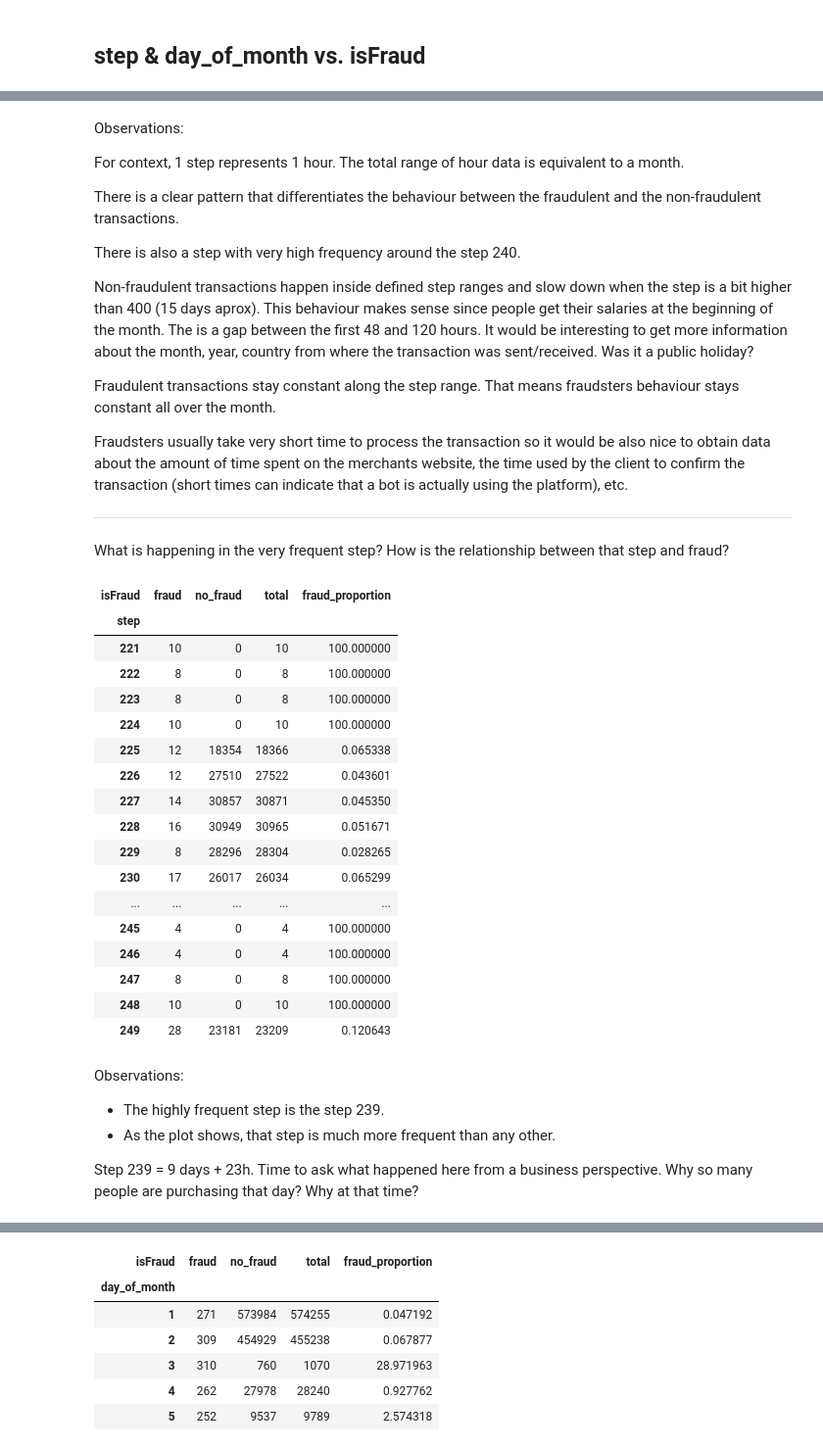
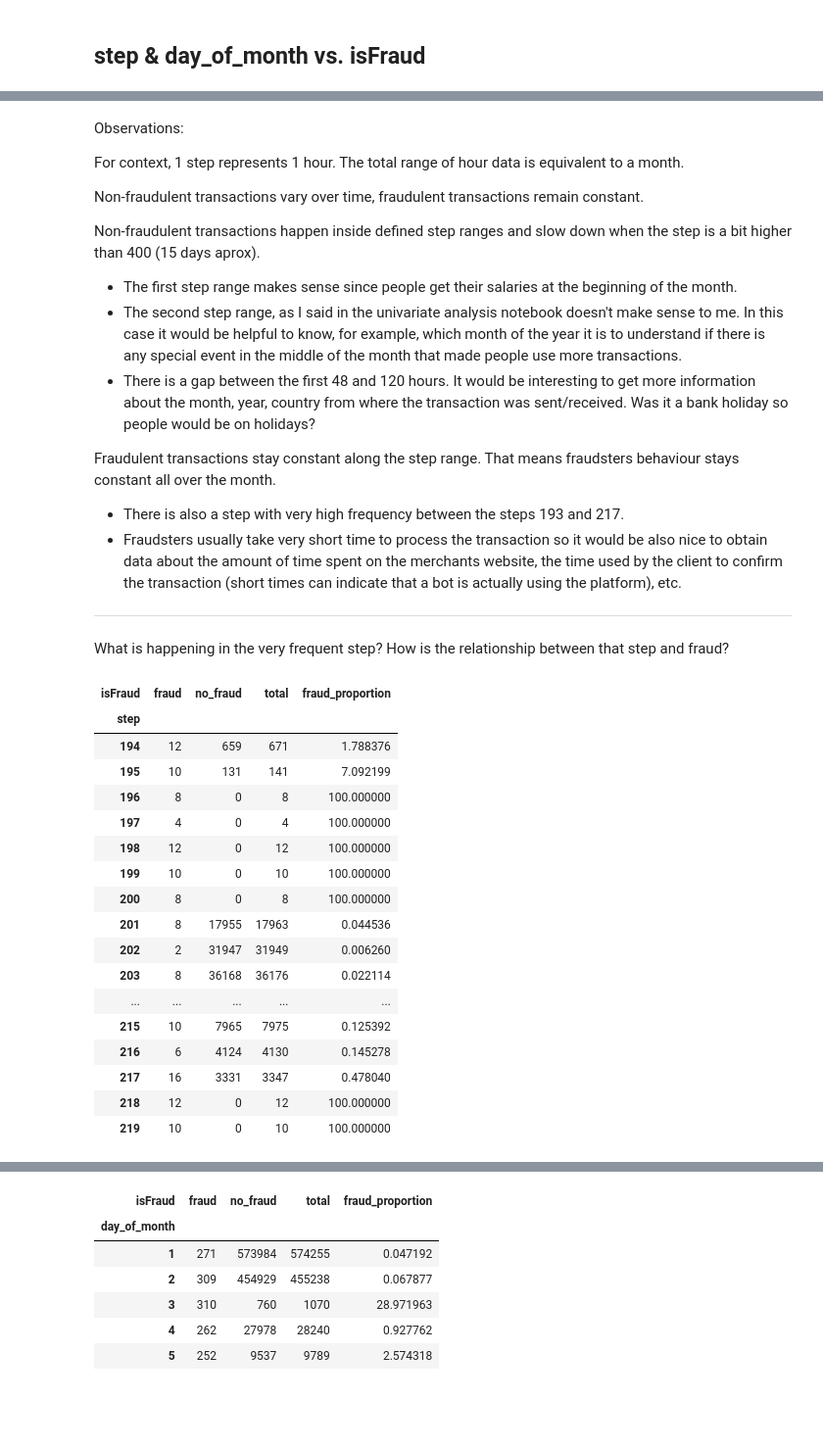
Before and after one commit to AMaldu/fraud_detection, a Jupyter notebook: notebooks/bivariate_analysis.ipynb, the cells around one changed output, grey strips where cells are left out. Shown at 98% size. Saved outputs shown, nothing was run; the diff lists cells and outputs as text; code cells hidden in the pictures; blank space fills up the shorter version.

```diff
--- a/notebooks/bivariate_analysis.ipynb
+++ b/notebooks/bivariate_analysis.ipynb
@@ -67,15 +71,17 @@ Observations:
 
 For context, 1 step represents 1 hour. The total range of hour data is equivalent to a month.
 
-There is a clear pattern that differentiates the behaviour between the fraudulent and the non-fraudulent transactions.
+Non-fraudulent transactions vary over time, fraudulent transactions remain constant.
 
-There is also a step with very high frequency around the step 240.
 
-Non-fraudulent transactions happen inside defined step ranges and slow down when the step is a bit higher than 400 (15 days aprox). This behaviour makes sense since people get their salaries at the beginning of the month. The is a gap between the first 48 and 120 hours. It would be interesting to get more information about the month, year, country from where the transaction was sent/received. Was it a public holiday?
+Non-fraudulent transactions happen inside defined step ranges and slow down when the step is a bit higher than 400 (15 days aprox).
+- The first step range makes sense since people get their salaries at the beginning of the month.
+- The second step range, as I said in the univariate analysis notebook doesn't make sense to me. In this case it would be helpful to know, for example, which month of the year it is to understand if there is any special event in the middle of the month that made people use more transactions.
+- There is a gap between the first 48 and 120 hours. It would be interesting to get more information about the month, year, country from where the transaction was sent/received. Was it a bank holiday so people would be on holidays?
 
 Fraudulent transactions stay constant along the step range. That means fraudsters behaviour stays constant all over the month.
-
-Fraudsters usually take very short time to process the transaction so it would be also nice to obtain data about the amount of time spent on the merchants website, the time used by the client to confirm the transaction (short times can indicate that a bot is actually using the platform), etc.
+- There is also a step with very high frequency between the steps 193 and 217.
+- Fraudsters usually take very short time to process the transaction so it would be also nice to obtain data about the amount of time spent on the merchants website, the time used by the client to confirm the transaction (short times can indicate that a bot is actually using the platform), etc.
 
 ---
 
@@ -83,32 +89,25 @@ What is happening in the very frequent step? How is the relationship between tha
 # %%
 contingency_table = pd.crosstab(data['step'], data['isFraud'])
 contingency_table['total'] = contingency_table['fraud'] + contingency_table['no_fraud']
 contingency_table['fraud_proportion'] = (contingency_table['fraud'] / contingency_table['total']) * 100
 
-contingency_table.loc[(contingency_table.index > 220) & (contingency_table.index < 250)]
+contingency_table.loc[(contingency_table.index > 193) & (contingency_table.index < 220)]
 # %% [output]
 | isFraud | fraud | no_fraud | total | fraud_proportion |
 | step |  |  |  |  |
-| 221 | 10 | 0 | 10 | 100.000000 |
-| 222 | 8 | 0 | 8 | 100.000000 |
-| 223 | 8 | 0 | 8 | 100.000000 |
-| 224 | 10 | 0 | 10 | 100.000000 |
-| 225 | 12 | 18354 | 18366 | 0.065338 |
-| 226 | 12 | 27510 | 27522 | 0.043601 |
-| 227 | 14 | 30857 | 30871 | 0.045350 |
-| 228 | 16 | 30949 | 30965 | 0.051671 |
-| 229 | 8 | 28296 | 28304 | 0.028265 |
-| 230 | 17 | 26017 | 26034 | 0.065299 |
+| 194 | 12 | 659 | 671 | 1.788376 |
+| 195 | 10 | 131 | 141 | 7.092199 |
+| 196 | 8 | 0 | 8 | 100.000000 |
+| 197 | 4 | 0 | 4 | 100.000000 |
+| 198 | 12 | 0 | 12 | 100.000000 |
+| 199 | 10 | 0 | 10 | 100.000000 |
+| 200 | 8 | 0 | 8 | 100.000000 |
+| 201 | 8 | 17955 | 17963 | 0.044536 |
+| 202 | 2 | 31947 | 31949 | 0.006260 |
+| 203 | 8 | 36168 | 36176 | 0.022114 |
 | ... | ... | ... | ... | ... |
-| 245 | 4 | 0 | 4 | 100.000000 |
-| 246 | 4 | 0 | 4 | 100.000000 |
-| 247 | 8 | 0 | 8 | 100.000000 |
-| 248 | 10 | 0 | 10 | 100.000000 |
-| 249 | 28 | 23181 | 23209 | 0.120643 |
+| 215 | 10 | 7965 | 7975 | 0.125392 |
+| 216 | 6 | 4124 | 4130 | 0.145278 |
+| 217 | 16 | 3331 | 3347 | 0.478040 |
+| 218 | 12 | 0 | 12 | 100.000000 |
+| 219 | 10 | 0 | 10 | 100.000000 |
-# %% [markdown]
-Observations:
-
-- The highly frequent step is the step 239.
-- As the plot shows, that step is much more frequent than any other.
-
-Step 239 = 9 days + 23h. Time to ask what happened here from a business perspective. Why so many people are purchasing that day? Why at that time?
```
Also changed, not shown: parts of 43 cells of this notebook.
